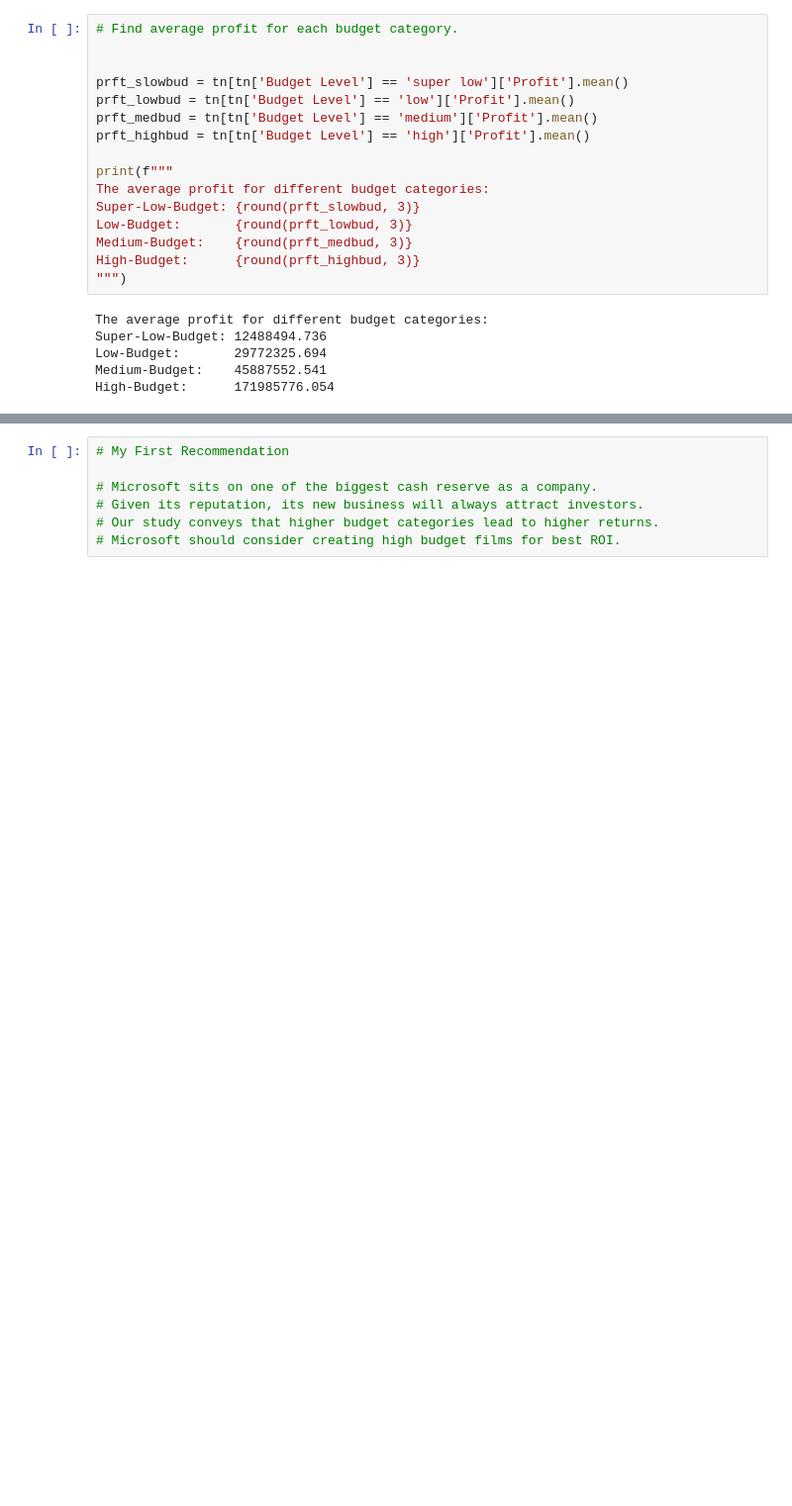
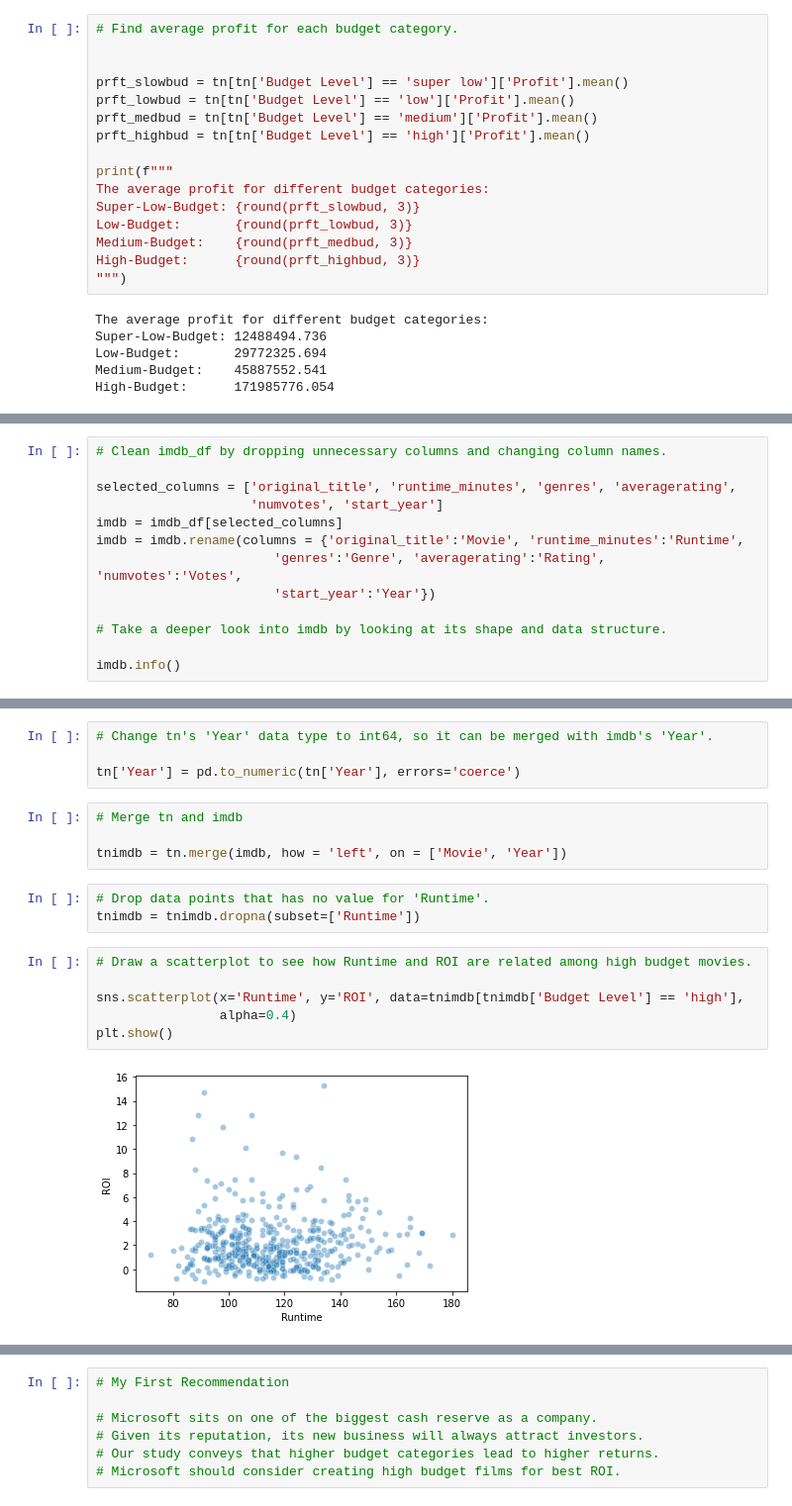
Before and after one commit to jaeheonk817/Microsoft-Movie-Recommendations, a Jupyter notebook: student1.ipynb, the cells around one changed output, grey strips where cells are left out. Shown at 99% size. Drawn from its saved outputs; the diff is of its cells as text; blank space fills up the shorter version.

```diff
--- a/student1.ipynb
+++ b/student1.ipynb
@@ -410,0 +385,13 @@ tn
+# %%
+# Clean imdb_df by dropping unnecessary columns and changing column names.
+
+selected_columns = ['original_title', 'runtime_minutes', 'genres', 'averagerating',
+                    'numvotes', 'start_year']
+imdb = imdb_df[selected_columns]
+imdb = imdb.rename(columns = {'original_title':'Movie', 'runtime_minutes':'Runtime',
+                       'genres':'Genre', 'averagerating':'Rating', 'numvotes':'Votes',
+                       'start_year':'Year'})
+
+# Take a deeper look into imdb by looking at its shape and data structure.
+
+imdb.info()
@@ -410,0 +412,19 @@ tn
+# %%
+# Change tn's 'Year' data type to int64, so it can be merged with imdb's 'Year'.
+
+tn['Year'] = pd.to_numeric(tn['Year'], errors='coerce')
+# %%
+# Merge tn and imdb
+
+tnimdb = tn.merge(imdb, how = 'left', on = ['Movie', 'Year'])
+# %%
+# Drop data points that has no value for 'Runtime'.
+tnimdb = tnimdb.dropna(subset=['Runtime'])
+# %%
+# Draw a scatterplot to see how Runtime and ROI are related among high budget movies.
+
+sns.scatterplot(x='Runtime', y='ROI', data=tnimdb[tnimdb['Budget Level'] == 'high'],
+                alpha=0.4)
+plt.show()
+# %% [output]
+[figure, added]
```
Also changed, not shown: parts of 6 cells of this notebook.
